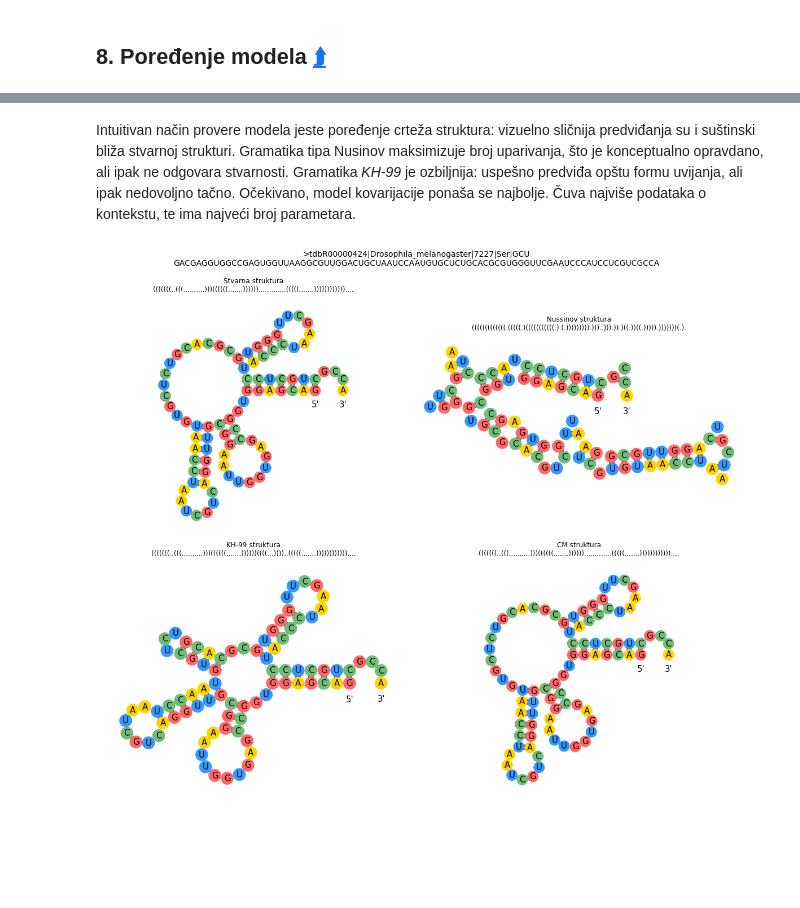
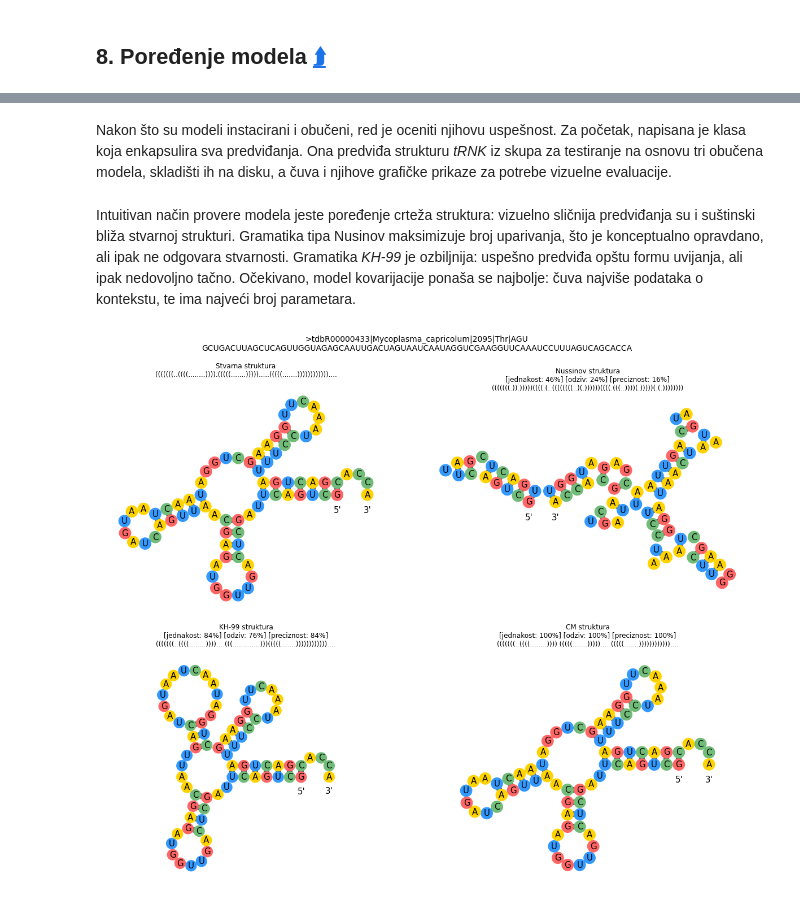
Before and after one commit to matfija/Sekundarna-struktura-tRNK, a Jupyter notebook: sveska/PCFG_za_tRNK.ipynb, the cells around one changed output, grey strips where cells are left out. Cells and saved outputs as stored; diff of their text form; code cells hidden in the pictures; blank space fills up the shorter version.

```diff
--- a/sveska/PCFG_za_tRNK.ipynb
+++ b/sveska/PCFG_za_tRNK.ipynb
@@ -1060,0 +951,2 @@ test = [*map(tRNK_M, test)]
+# %% [markdown]
+Nakon što su modeli instacirani i obučeni, red je oceniti njihovu uspešnost. Za početak, napisana je klasa koja enkapsulira sva predviđanja. Ona predviđa strukturu *tRNK* iz skupa za testiranje na osnovu tri obučena modela, skladišti ih na disku, a čuva i njihove grafičke prikaze za potrebe vizuelne evaluacije.
@@ -1061,7 +1097,7 @@ test = [*map(tRNK_M, test)]
 # %% [markdown]
-Intuitivan način provere modela jeste poređenje crteža struktura: vizuelno sličnija predviđanja su i suštinski bliža stvarnoj strukturi. Gramatika tipa Nusinov maksimizuje broj uparivanja, što je konceptualno opravdano, ali ipak ne odgovara stvarnosti. Gramatika *KH-99* je ozbiljnija: uspešno predviđa opštu formu uvijanja, ali ipak nedovoljno tačno. Očekivano, model kovarijacije ponaša se najbolje. Čuva najviše podataka o kontekstu, te ima najveći broj parametara.
+Intuitivan način provere modela jeste poređenje crteža struktura: vizuelno sličnija predviđanja su i suštinski bliža stvarnoj strukturi. Gramatika tipa Nusinov maksimizuje broj uparivanja, što je konceptualno opravdano, ali ipak ne odgovara stvarnosti. Gramatika *KH-99* je ozbiljnija: uspešno predviđa opštu formu uvijanja, ali ipak nedovoljno tačno. Očekivano, model kovarijacije ponaša se najbolje: čuva najviše podataka o kontekstu, te ima najveći broj parametara.
-# %%
-# Grafički prikaz uspešnosti modela
-test[79]
-# %% [output]
-[figure, removed]
+# %%
+# Grafički prikaz uspešnosti modela
+test[31]
+# %% [output]
+[figure, added]
```
Also changed, not shown: parts of 8 cells of this notebook, 3 other files.
